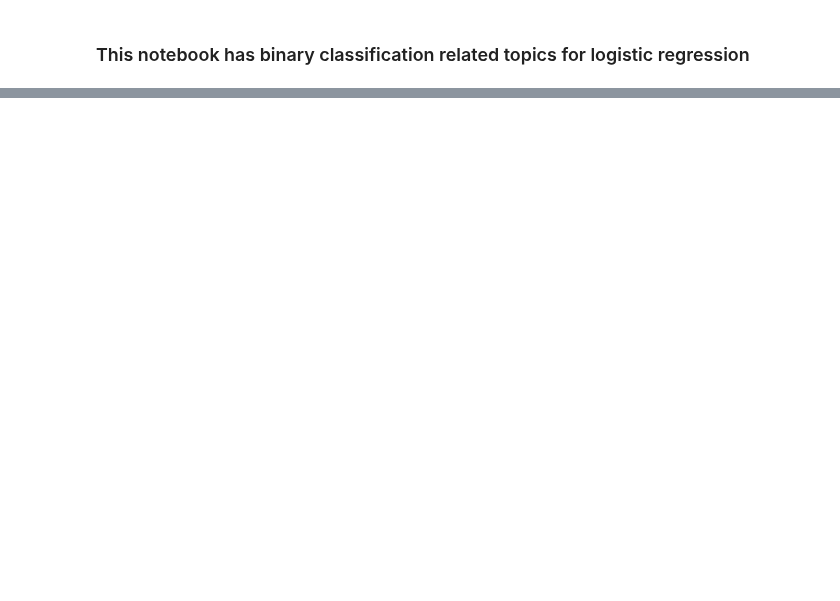
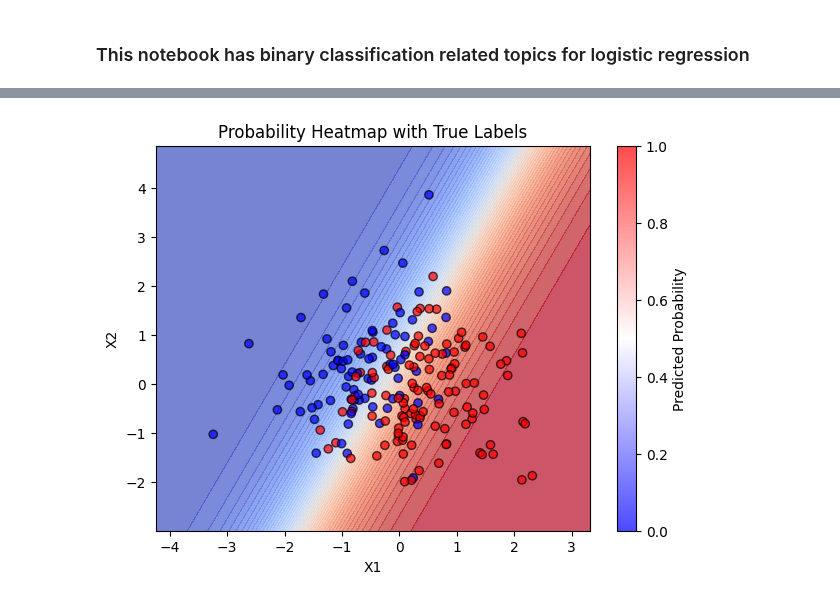
Before and after one commit to DCT-IP/machine-learning-from-scratch, a Jupyter notebook: logistic_regression/binary_classification.ipynb, the cells around one changed output, grey strips where cells are left out. Saved outputs shown, nothing was run; the diff lists cells and outputs as text; code cells hidden in the pictures; blank space fills up the shorter version.

```diff
--- a/logistic_regression/binary_classification.ipynb
+++ b/logistic_regression/binary_classification.ipynb
@@ -51,0 +95,20 @@ print(Z)
+# %%
+# Probability Heatmap
+
+x1_range = np.linspace(X[:,0].min()-1, X[:,0].max()+1, 100)
+x2_range = np.linspace(X[:,1].min()-1, X[:,1].max()+1, 100)
+xx1, xx2 = np.meshgrid(x1_range, x2_range)
+
+Z_grid = w_true[0]*xx1 + w_true[1]*xx2 + b_true
+p_grid = sigmoid(Z_grid)
+
+plt.figure(figsize=(7,5))
+plt.contourf(xx1, xx2, p_grid, levels=50, cmap='coolwarm', alpha=0.7)
+plt.scatter(X[:,0], X[:,1], c=y, edgecolor='k', cmap='bwr', alpha=0.7)
+plt.colorbar(label='Predicted Probability')
+plt.xlabel('X1')
+plt.ylabel('X2')
+plt.title('Probability Heatmap with True Labels')
+plt.show()
+# %% [output]
+[figure, added]
```
Also changed, not shown: parts of 13 cells of this notebook.
